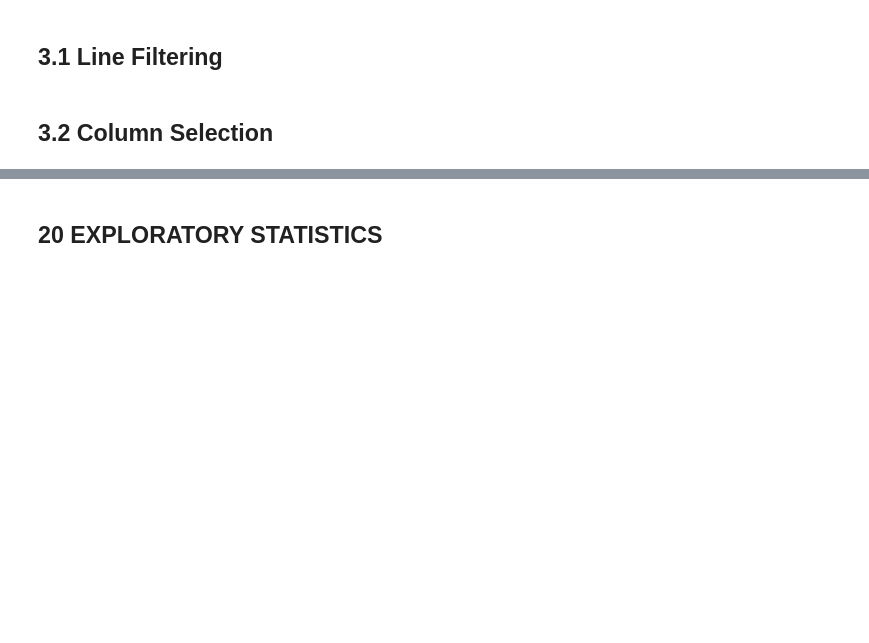
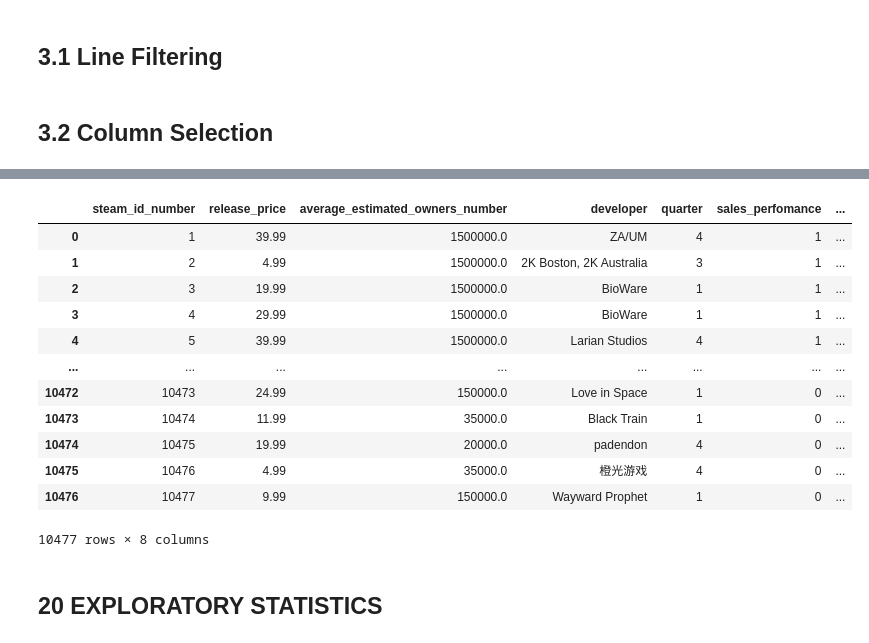
Before and after one commit to andrey-lolobrigida/rpg_games_data_analysis, a Jupyter notebook: notebooks/c0.2-alb-feature_engineering(in_progress).ipynb, the cells around one changed output, grey strips where cells are left out. Cells and saved outputs as stored; diff of their text form; code cells hidden in the pictures; blank space fills up the shorter version.

```diff
--- a/notebooks/c0.2-alb-feature_engineering(in_progress).ipynb
+++ b/notebooks/c0.2-alb-feature_engineering(in_progress).ipynb
@@ -391,8 +391,9 @@ Além disso, colocaremos a data no formato de _time series_.
 quarters = pd.Series(np.zeros(10477), name='quarter')
 sales_perfomance = pd.Series(np.zeros(10477), name='sales_perfomance')
 recurrent_developers = pd.Series(np.zeros(10477), name='recurrent_developers')
+release_date = pd.Series(np.zeros(10477), name='release_date')
 
-rpg_games_data2 = rpg_games_data2.join([quarters, sales_perfomance, recurrent_developers])
+rpg_games_data2 = rpg_games_data2.join([quarters, sales_perfomance, recurrent_developers, release_date])
 # %%
 # Setando a variável 'quarter'
 
@@ -405,6 +406,5 @@ rpg_games_data2['sales_perfomance'] = rpg_games_data2['average_estimated_owners_
 # %%
 # Setando a variável 'recurrent_developers'
 
-jorge = rpg_games_data2['developer']
-indexes_array = check_uniqueness(jorge)
+indexes_array = check_uniqueness(rpg_games_data2['developer'])
 rpg_games_data2.loc[indexes_array,'recurrent_developers'] = 1
@@ -426,0 +411,4 @@ rpg_games_data2
+# %%
+# Colocando em formato padrão de data
+
+rpg_games_data2['release_date'] = rpg_games_data2.apply(lambda row: str(row.release_year) + '-' + str(row.release_month) + '-01' if (row.release_month>9) else str(row.release_year) + '-0' + str(row.release_month) + '-01' , axis=1)
@@ -436,3 +449,21 @@ rpg_games_data3.to_csv(HOME_PATH + INTERIM_DATA_PATH + 'rpg_games_data3.csv')
+# %%
+rpg_games_data3.drop(['game_title', 'release_month', 'release_year', 'lowest_estimated_owners_number', 'highest_estimated_owners_number', 'publisher'], axis=1, inplace=True)
+# %%
+rpg_games_data3
+# %% [output]
+|  | steam_id_number | release_price | average_estimated_owners_number | developer | quarter | sales_perfomance | ... |
+| 0 | 1 | 39.99 | 1500000.0 | ZA/UM | 4 | 1 | ... |
+| 1 | 2 | 4.99 | 1500000.0 | 2K Boston, 2K Australia | 3 | 1 | ... |
+| 2 | 3 | 19.99 | 1500000.0 | BioWare | 1 | 1 | ... |
+| 3 | 4 | 29.99 | 1500000.0 | BioWare | 1 | 1 | ... |
+| 4 | 5 | 39.99 | 1500000.0 | Larian Studios | 4 | 1 | ... |
+| ... | ... | ... | ... | ... | ... | ... | ... |
+| 10472 | 10473 | 24.99 | 150000.0 | Love in Space | 1 | 0 | ... |
+| 10473 | 10474 | 11.99 | 35000.0 | Black Train | 1 | 0 | ... |
+| 10474 | 10475 | 19.99 | 20000.0 | padendon | 4 | 0 | ... |
+| 10475 | 10476 | 4.99 | 35000.0 | 橙光游戏 | 4 | 0 | ... |
+| 10476 | 10477 | 9.99 | 150000.0 | Wayward Prophet | 1 | 0 | ... |
+10477 rows × 8 columns
 # %% [markdown]
 ## 20 EXPLORATORY STATISTICS
 # %%
```
Also changed, not shown: parts of 3 cells of this notebook.
